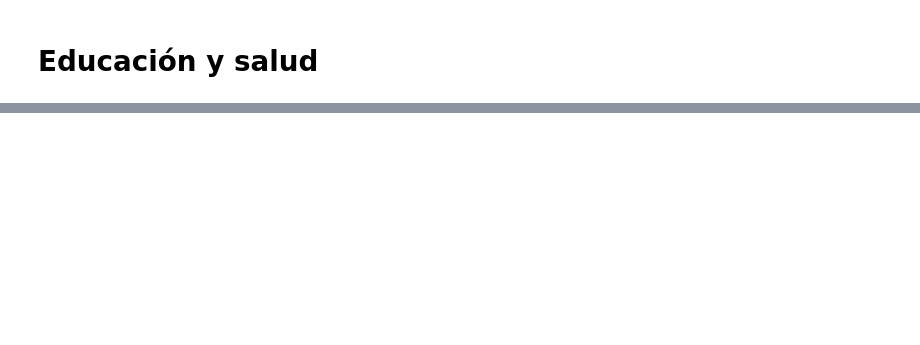
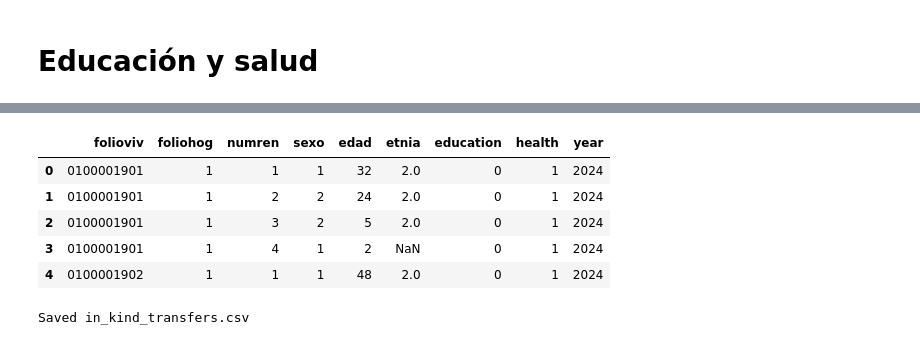
Before and after one commit to JesusSanchezM/3.-Mapping-the-Fiscal-Burden, a Jupyter notebook: fiscal_incidence_project/notebooks/02_post_fiscal_final_income.ipynb, the cells around one changed output, grey strips where cells are left out. Cells and saved outputs as stored; diff of their text form; code cells hidden in the pictures; blank space fills up the shorter version.

```diff
--- a/fiscal_incidence_project/notebooks/02_post_fiscal_final_income.ipynb
+++ b/fiscal_incidence_project/notebooks/02_post_fiscal_final_income.ipynb
@@ -438,0 +496,67 @@ df_gastos_gas_2024.head()
+# %%
+import pandas as pd
+import numpy as np
+
+# ==========================================================
+# Cargar base de gastos
+# ==========================================================
+
+df_poblacion_2024= pd.read_csv(
+    RAW_DIR / "poblacion_2024.csv",
+    dtype={
+        "folioviv": str,
+        "foliohog": str
+    },
+    low_memory=False
+)
+
+
+# ==========================================================
+# Education
+# ==========================================================
+
+df_poblacion_2024["education"] = np.where(
+    (df_poblacion_2024['asis_esc'] == 1) & (df_poblacion_2024['tipoesc'] == 1),
+    1,
+    0
+)
+
+# ==========================================================
+# Health
+# ==========================================================
+
+
+df_poblacion_2024["health"] = np.where(
+    (
+        (df_poblacion_2024["inst_1"] == 1) |
+        (df_poblacion_2024["inst_2"] == 2) |
+        (df_poblacion_2024["inst_3"] == 3) |
+        (df_poblacion_2024["inst_4"] == 4) |
+        (df_poblacion_2024["inst_5"] == 5) |
+        (df_poblacion_2024["inst_6"] == 6)
+    ),
+    1,
+    0
+)
+
+in_kind_transfers_2024 = df_poblacion_2024[["folioviv", "foliohog", "numren", "sexo",
+                                            "edad", "etnia", "education", "health"]]
+
+in_kind_transfers_2024["year"] = 2024
+
+in_kind_transfers_2024.head()
+# %% [output]
+|  | folioviv | foliohog | numren | sexo | edad | etnia | education | health | year |
+| 0 | 0100001901 | 1 | 1 | 1 | 32 | 2.0 | 0 | 1 | 2024 |
+| 1 | 0100001901 | 1 | 2 | 2 | 24 | 2.0 | 0 | 1 | 2024 |
+| 2 | 0100001901 | 1 | 3 | 2 | 5 | 2.0 | 0 | 1 | 2024 |
+| 3 | 0100001901 | 1 | 4 | 1 | 2 | NaN | 0 | 1 | 2024 |
+| 4 | 0100001902 | 1 | 1 | 1 | 48 | 2.0 | 0 | 1 | 2024 |
+# %%
+df_final_3 = pd.concat([in_kind_transfers_2018, in_kind_transfers_2024], axis=0, ignore_index=True)
+
+
+df_final_3.to_csv(PROCESSED_DIR / "in_kind_transfers.csv", index=False)
+print("Saved in_kind_transfers.csv")
+# %% [output]
+Saved in_kind_transfers.csv
```
Also changed, not shown: parts of 11 cells of this notebook, 5 other files.
